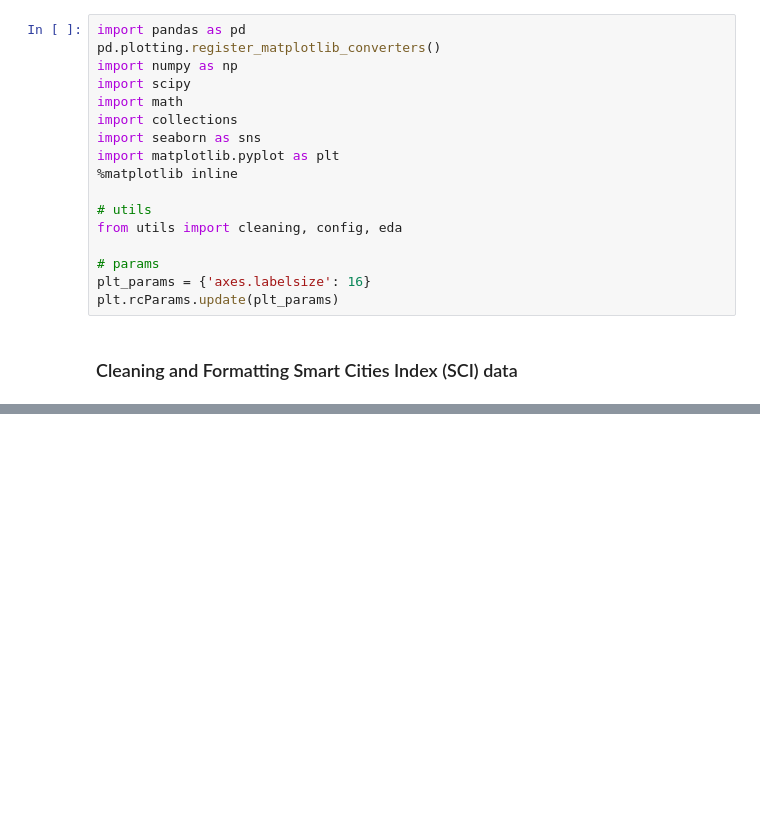
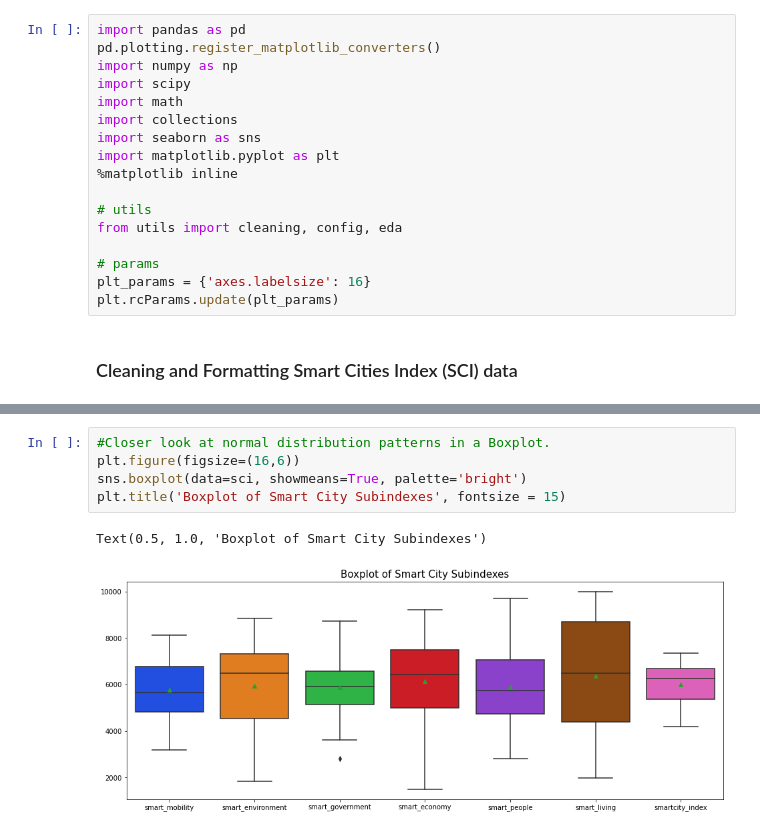
Before and after one commit to Edoardo1996/iornhack-final-project, a Jupyter notebook: main.ipynb, the cells around one changed output, grey strips where cells are left out. Cells and saved outputs as stored; diff of their text form; blank space fills up the shorter version.

```diff
--- a/main.ipynb
+++ b/main.ipynb
@@ -71,0 +139,8 @@ display(sci.head())
+# %%
+#Closer look at normal distribution patterns in a Boxplot.
+plt.figure(figsize=(16,6))
+sns.boxplot(data=sci, showmeans=True, palette='bright')
+plt.title('Boxplot of Smart City Subindexes', fontsize = 15)
+# %% [output]
+Text(0.5, 1.0, 'Boxplot of Smart City Subindexes')
+[figure, added]
```
Also changed, not shown: parts of 12 cells of this notebook, 1 other file.
